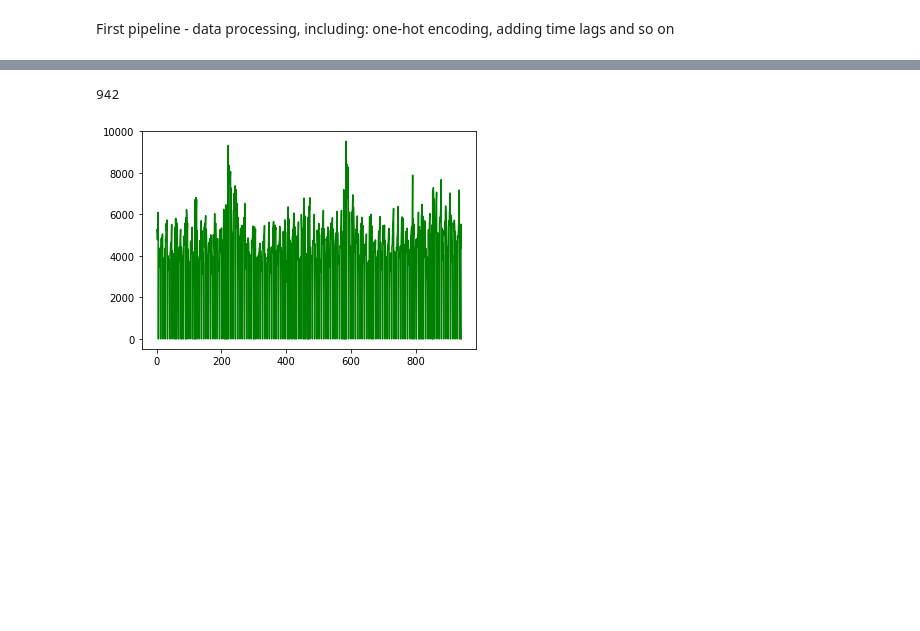
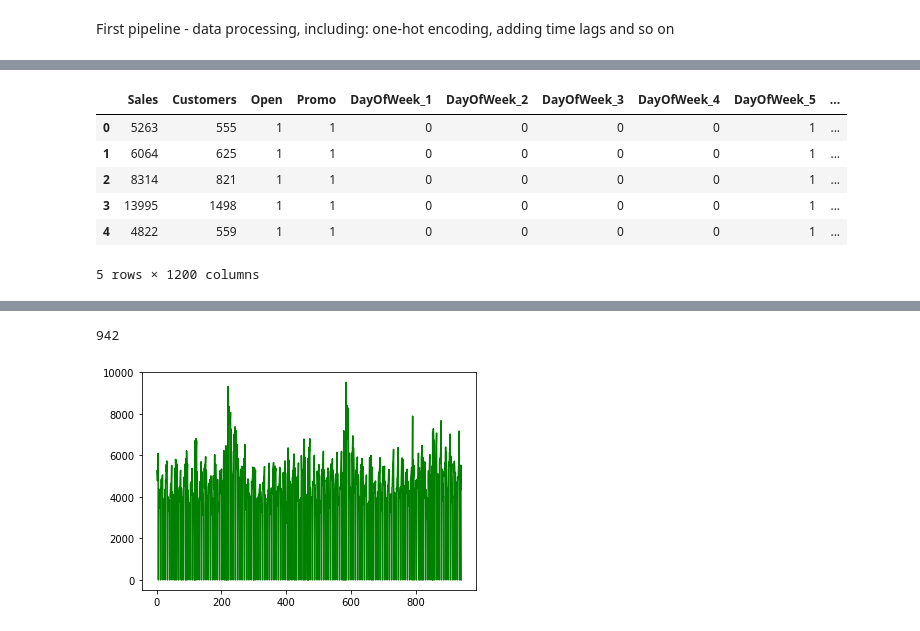
Before and after one commit to kirillzyusko/stock-predictions, a Jupyter notebook: lab.ipynb, the cells around one changed output, grey strips where cells are left out. Cells and saved outputs as stored; diff of their text form; code cells hidden in the pictures; blank space fills up the shorter version.

```diff
--- a/lab.ipynb
+++ b/lab.ipynb
@@ -143,3 +124,38 @@ AttributeError: ignored
+# %%
+def get_data():
+    df = one_hot(train, 'DayOfWeek')
+    df = week_from_date(df, 'Date')
+    store = get_store_data()
+
+    df = inner_join(df, store, 'Store')
+    #df = one_hot(df, 'StoreType')
+    #df = one_hot(df, 'Assortment')
+    # df = one_hot(df, 'K')
+    df = one_hot(df, 'Store')
+    # df = lags(df, [1,2,3,4,5,6,7,8,9,10,11,12,13,14], 'Sales')
+
+    df.drop([
+        'StateHoliday',
+        'SchoolHoliday',
+        'Date',
+        #'Store',
+        #'Customers',
+    ], axis=1, inplace=True)
+
+    # df = where_equal(df, 'Store', 1)
+    # print(list(df))
+
+    return df
+
+get_data().head()
+# %% [output]
+|  | Sales | Customers | Open | Promo | DayOfWeek_1 | DayOfWeek_2 | DayOfWeek_3 | DayOfWeek_4 | DayOfWeek_5 | ... |
+| 0 | 5263 | 555 | 1 | 1 | 0 | 0 | 0 | 0 | 1 | ... |
+| 1 | 6064 | 625 | 1 | 1 | 0 | 0 | 0 | 0 | 1 | ... |
+| 2 | 8314 | 821 | 1 | 1 | 0 | 0 | 0 | 0 | 1 | ... |
+| 3 | 13995 | 1498 | 1 | 1 | 0 | 0 | 0 | 0 | 1 | ... |
+| 4 | 4822 | 559 | 1 | 1 | 0 | 0 | 0 | 0 | 1 | ... |
+5 rows × 1200 columns
 # %%
 from pandas import read_csv
 from keras.models import Sequential
```
Also changed, not shown: parts of 8 cells of this notebook.
